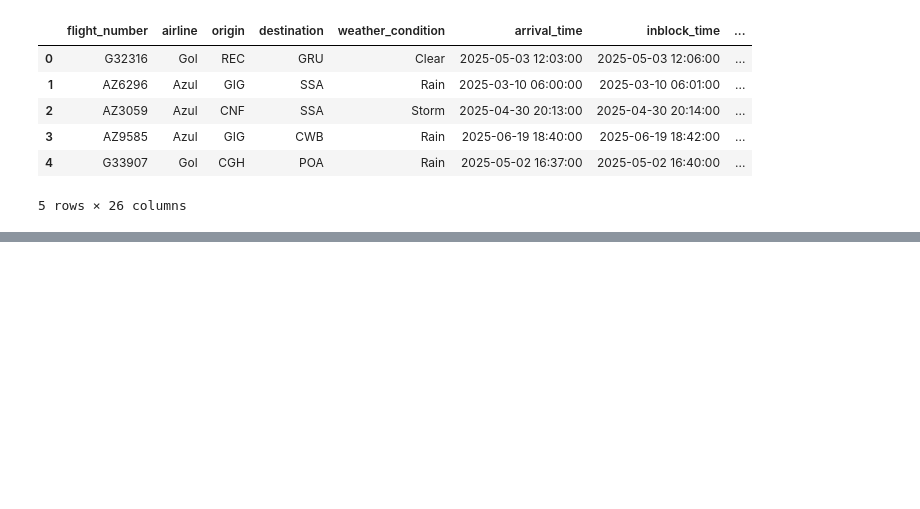
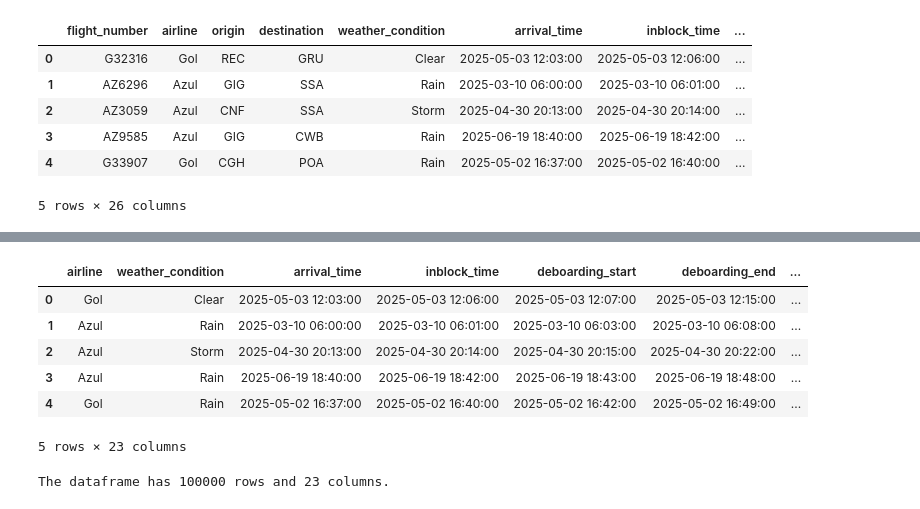
Before and after one commit to raoliveirads/Turnaround_Project, a Jupyter notebook: notebooks/turnaround.ipynb, the cells around one changed output, grey strips where cells are left out. Cells and saved outputs as stored; diff of their text form; code cells hidden in the pictures; blank space fills up the shorter version.

```diff
--- a/notebooks/turnaround.ipynb
+++ b/notebooks/turnaround.ipynb
@@ -149,0 +210,21 @@ df.head()
+# %%
+# dropping unnecessary columns
+drop_cols = ['flight_number', 'origin', 'destination']
+df.drop(columns=drop_cols, inplace=True)
+# %%
+# checking the dataframe after dropping the columns
+df.head()
+# %% [output]
+|  | airline | weather_condition | arrival_time | inblock_time | deboarding_start | deboarding_end | ... |
+| 0 | Gol | Clear | 2025-05-03 12:03:00 | 2025-05-03 12:06:00 | 2025-05-03 12:07:00 | 2025-05-03 12:15:00 | ... |
+| 1 | Azul | Rain | 2025-03-10 06:00:00 | 2025-03-10 06:01:00 | 2025-03-10 06:03:00 | 2025-03-10 06:08:00 | ... |
+| 2 | Azul | Storm | 2025-04-30 20:13:00 | 2025-04-30 20:14:00 | 2025-04-30 20:15:00 | 2025-04-30 20:22:00 | ... |
+| 3 | Azul | Rain | 2025-06-19 18:40:00 | 2025-06-19 18:42:00 | 2025-06-19 18:43:00 | 2025-06-19 18:48:00 | ... |
+| 4 | Gol | Rain | 2025-05-02 16:37:00 | 2025-05-02 16:40:00 | 2025-05-02 16:42:00 | 2025-05-02 16:49:00 | ... |
+5 rows × 23 columns
+# %%
+# evaluating the shape of the dataframe
+rows, columns = df.shape
+print(f"The dataframe has {rows} rows and {columns} columns.")
+# %% [output]
+The dataframe has 100000 rows and 23 columns.
```
Also changed, not shown: parts of 8 cells of this notebook.
